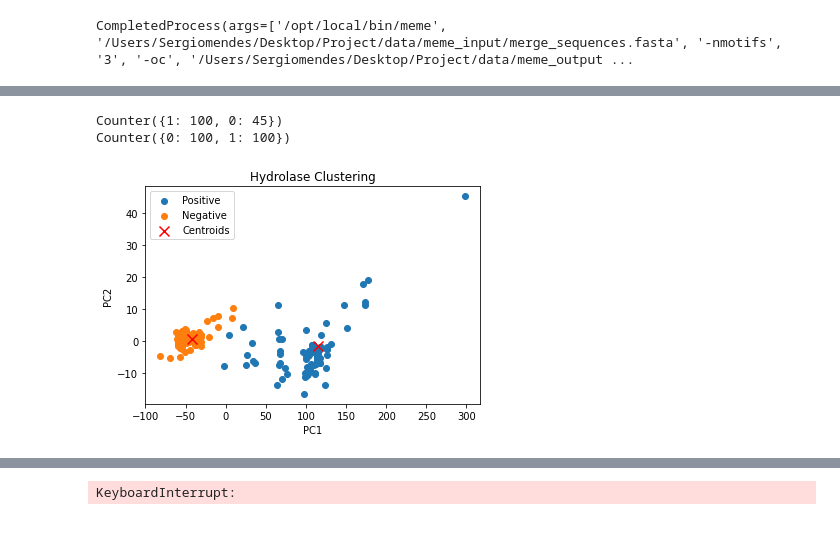
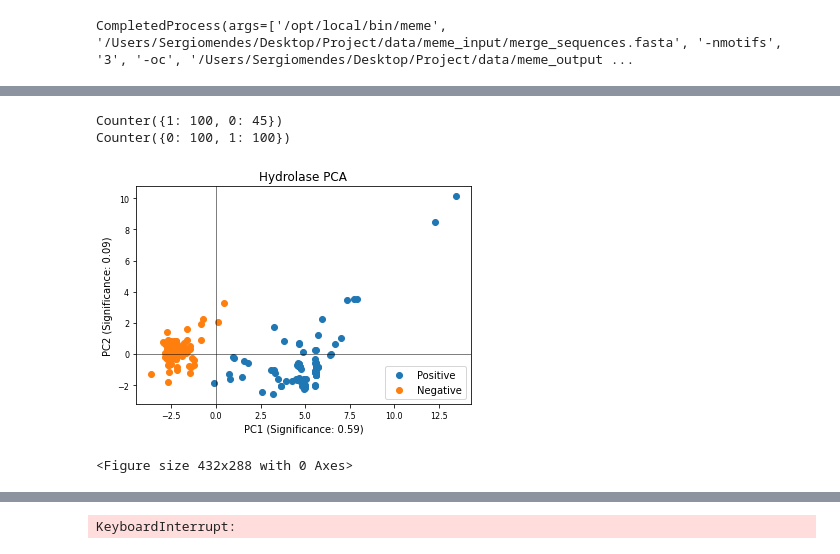
Before and after one commit to SLFM23/Project, a Jupyter notebook: ProjectCode.ipynb, the cells around one changed output, grey strips where cells are left out. Drawn from its saved outputs; the diff is of its cells as text; code cells hidden in the pictures.

```diff
--- a/ProjectCode.ipynb
+++ b/ProjectCode.ipynb
@@ -59,6 +64,4 @@ CompletedProcess(args=['/opt/local/bin/meme', '/Users/Sergiomendes/Desktop/Proje
 # %%
-# Clustering
-
 from Bio import SeqIO
 import pandas as pd
 from sklearn.decomposition import PCA
@@ -66,9 +69,9 @@ from imblearn.over_sampling import SMOTE
 import matplotlib.pyplot as plt
 from collections import Counter
 from numpy import where
-from sklearn.cluster import KMeans
+from sklearn.preprocessing import StandardScaler
 
-# Extrair os descriptores
+# Extrair os descritores
 def extract_descriptors(sequence):
     descriptor = [len(sequence), sequence.count('A'), sequence.count('C'),
                   sequence.count('D'), sequence.count('E'), sequence.count('F'),
@@ -97,10 +100,14 @@ negative_file = '/Users/Sergiomendes/Desktop/Project/data/notPET.fasta'
 
 df = create_dataframe(positive_file, negative_file)
 
+# Normalização dos dados
+scaler = StandardScaler()
+descriptors = df['Descriptor'].values.tolist()
+descriptors_scaled = scaler.fit_transform(descriptors)
+
 # Executar PCA
-pca = PCA(n_components=2)  # Definir o número de componentes principais desejado
-descriptors = df['Descriptor'].values.tolist()
-pca_result = pca.fit_transform(descriptors)
+pca = PCA(n_components=2)  # Set n_components to 2
+pca_result = pca.fit_transform(descriptors_scaled)
 
 # Adicionar os resultados ao dataframe
 df['PC1'] = pca_result[:, 0]
@@ -115,55 +122,53 @@ y = df['Label'].values
 
 # Sumarizar a distribuição de classes
 counter = Counter(y)
 print(counter)
 
-# Aplicar K-means
-kmeans = KMeans(n_clusters=2)  # Definir o número de clusters desejado
-kmeans.fit(X_resampled)
-
-# Obter os rótulos dos clusters
-kmeans_labels = kmeans.predict(X_resampled)
-
-# Criar um novo DataFrame para os rótulos do K-means
-kmeans_df = pd.DataFrame({'KMeansLabel': kmeans_labels})
-
-# Mesclar o DataFrame original com o DataFrame dos rótulos do K-means
-df = pd.concat([df, kmeans_df], axis=1)
-
 # Aplicar SMOTE de modo a gerar amostras sintéticas para os casos negativos
 oversample = SMOTE()
 X_resampled, y_resampled = oversample.fit_resample(X, y)
 
 # Sumarizar a nova distribuição de classes
 counter = Counter(y_resampled)
 print(counter)
 
 # Mapeamento das labels para as legendas desejadas
 label_legend_mapping = {0: 'Positive', 1: 'Negative'}
 
-# Visualizar o gráfico de dispersão com os clusters
+# Visualizar o gráfico de dispersão
 for label, _ in counter.items():
     row_ix = where(y_resampled == label)[0]
-    plt.scatter(X_resampled[row_ix, 0], X_resampled[row_ix, 1],label=label_legend_mapping[label])
+    plt.scatter(X_resampled[row_ix, 0], X_resampled[row_ix, 1], label=label_legend_mapping[label])
 
-# Visualizar os centroides dos clusters
-centroids = kmeans.cluster_centers_
-plt.scatter(centroids[:, 0], centroids[:, 1], marker='x', color='red', s=100, label='Centroids')
+# Título
+plt.title('Hydrolase PCA')
 
+# Legenda do eixo X
+plt.xlabel('PC1')
+plt.xticks(fontsize=8)
 
-# Título, rótulos dos eixos e legendas
-plt.title('Hydrolase Clustering')
-plt.xlabel('PC1')
+# Legenda do eixo Y
 plt.ylabel('PC2')
+plt.yticks(fontsize=8)
+
+# Eixos X e Y
+plt.axhline(0, color='black', linewidth=0.5)
+plt.axvline(0, color='black', linewidth=0.5)
+
+# Adicionar os valores de significância nos eixos
+plt.xlabel(f'PC1 (Significance: {explained_variance_ratio[0]:.2f})')
+plt.xticks(fontsize=8)
+plt.ylabel(f'PC2 (Significance: {explained_variance_ratio[1]:.2f})')
+plt.yticks(fontsize=8)
 plt.legend()
+
+plt.show()
 
 # Salvar o gráfico
 save_path = '/Users/Sergiomendes/Desktop/Project/data/clustering_result.png'
 plt.savefig(save_path)
-
-# Mostrar o gráfico
-plt.show()
 # %% [output]
 Counter({1: 100, 0: 45})
 Counter({0: 100, 1: 100})
-[figure, old version]
+[figure, new version]
+<Figure size 432x288 with 0 Axes>
```
Also changed, not shown: parts of 2 cells of this notebook, 1 other file.
